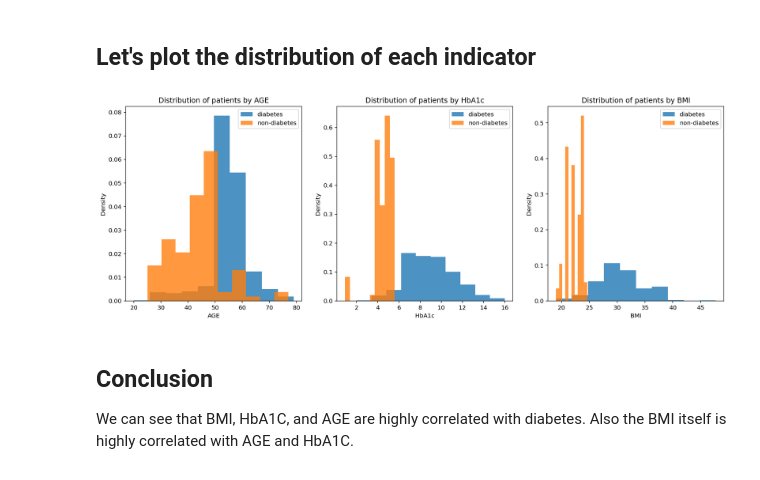
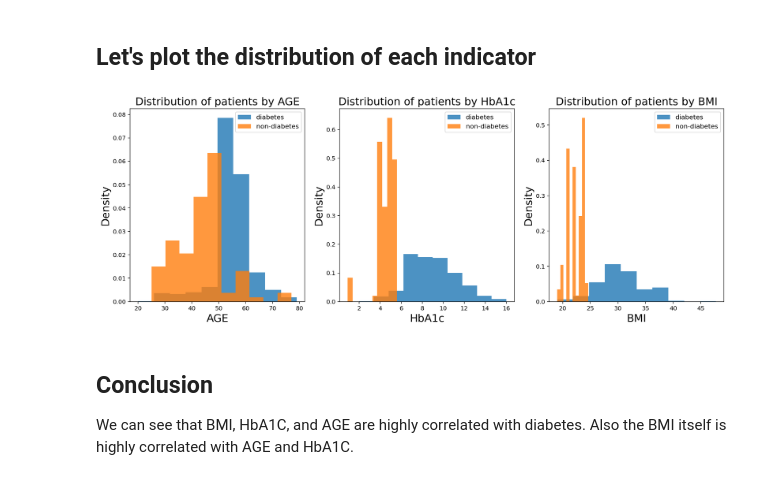
Before and after one commit to QizheCui/Diabetes-Squad, a Jupyter notebook: EDA/initial plotting.ipynb, the cells around one changed output. Drawn from its saved outputs; the diff is of its cells as text; code cells hidden in the pictures.

```diff
--- a/EDA/initial plotting.ipynb
+++ b/EDA/initial plotting.ipynb
@@ -158,19 +158,19 @@ df_copy.groupby("CLASS").mean().T
 # %%
 # plot the distribution of diabetes vs non-diabetes in each of the top indicator by creating a subplot
 fig, (ax1, ax2, ax3) = plt.subplots(1, 3, figsize=(18,6))
 from IPython.display import set_matplotlib_formats
 set_matplotlib_formats('retina', quality=100)
 ax = [ax1, ax2, ax3]
 top_indicators = ["AGE", "HbA1c", "BMI"]
 for i, indicator in enumerate(top_indicators):
     ax[i].hist(diabete[indicator],bins=10,density=True, alpha = 0.8)  # plot distribution of diabetes
     ax[i].hist(non_diabete[indicator], bins=10, density = True, alpha = 0.8)  # plot distribution of non-diabetes
-    ax[i].title.set_text(f"Distribution of patients by {indicator}")
-    ax[i].set_xlabel(indicator, fontsize = 10)
-    ax[i].set_ylabel("Density", fontsize =10)
-    ax[i].legend(["diabetes","non-diabetes"],loc= "upper right")
+    ax[i].set_title(f"Distribution of patients by {indicator}", fontsize =18)
+    ax[i].set_xlabel(indicator, fontsize = 18)
+    ax[i].set_ylabel("Density", fontsize =18)
+    ax[i].legend(["diabetes","non-diabetes"],loc= "upper right", prop={'size':11})
 # %% [output]
-[figure, old version]
+[figure, new version]
 # %% [markdown]
 ## Conclusion
 We can see that BMI, HbA1C, and AGE are highly correlated with diabetes. Also the BMI itself is highly correlated with AGE and HbA1C.
```
Also changed, not shown: 1 other file.
